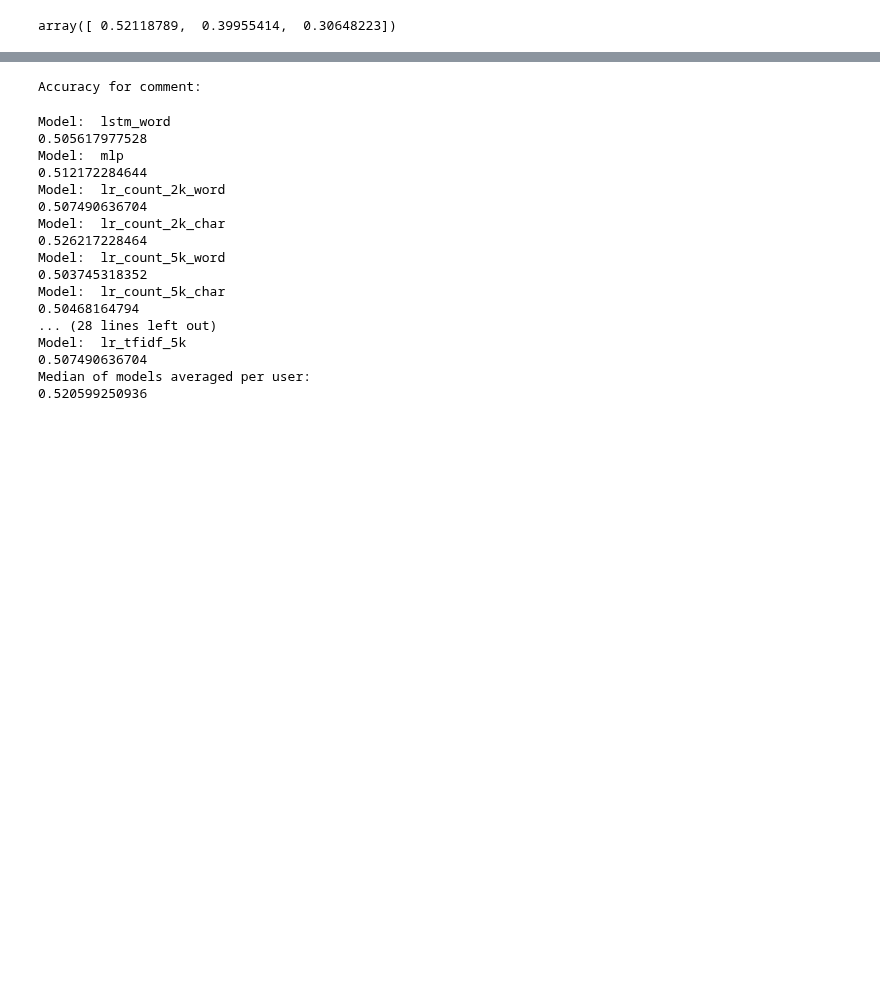
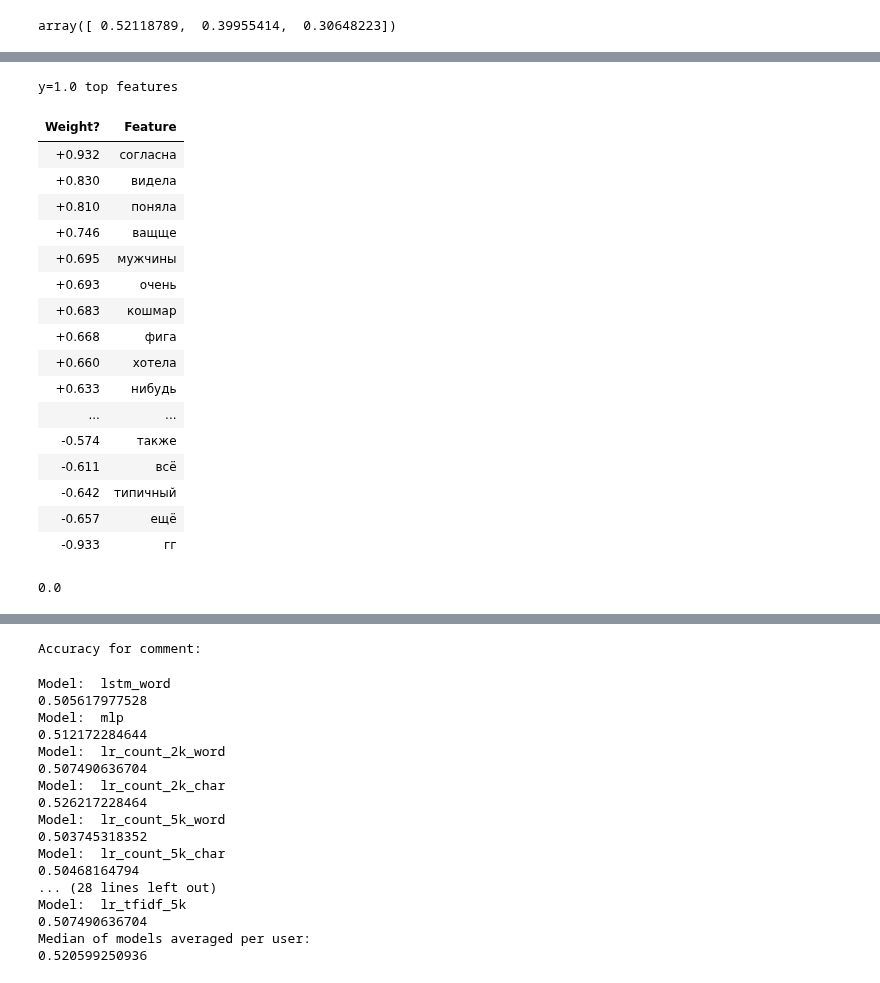
Before and after one commit to EvgenyKashin/CommentsAnalysis, a Jupyter notebook: FinalSolution.ipynb, the cells around one changed output, grey strips where cells are left out. Saved outputs shown, nothing was run; the diff lists cells and outputs as text; code cells hidden in the pictures; blank space fills up the shorter version.

```diff
--- a/FinalSolution.ipynb
+++ b/FinalSolution.ipynb
@@ -1536,0 +1565,26 @@ print('Ваша оценка: {:.2f}'.format(prob))
+# %%
+eli5.show_weights(lr_model_tfidf.model, vec=lr_model_tfidf.vectorizer, top=(20, 20))
+# %% [output]
+y=1.0 top features
+| Weight? | Feature |
+| +0.932 | согласна |
+| +0.830 | видела |
+| +0.810 | поняла |
+| +0.746 | ващще |
+| +0.695 | мужчины |
+| +0.693 | очень |
+| +0.683 | кошмар |
+| +0.668 | фига |
+| +0.660 | хотела |
+| +0.633 | нибудь |
+| ... | ... |
+| -0.574 | также |
+| -0.611 | всё |
+| -0.642 | типичный |
+| -0.657 | ещё |
+| -0.933 | гг |
+# %%
+i = 333
+print(y_train[i])
+# %% [output]
+0.0
```
Also changed, not shown: parts of 86 cells of this notebook.
